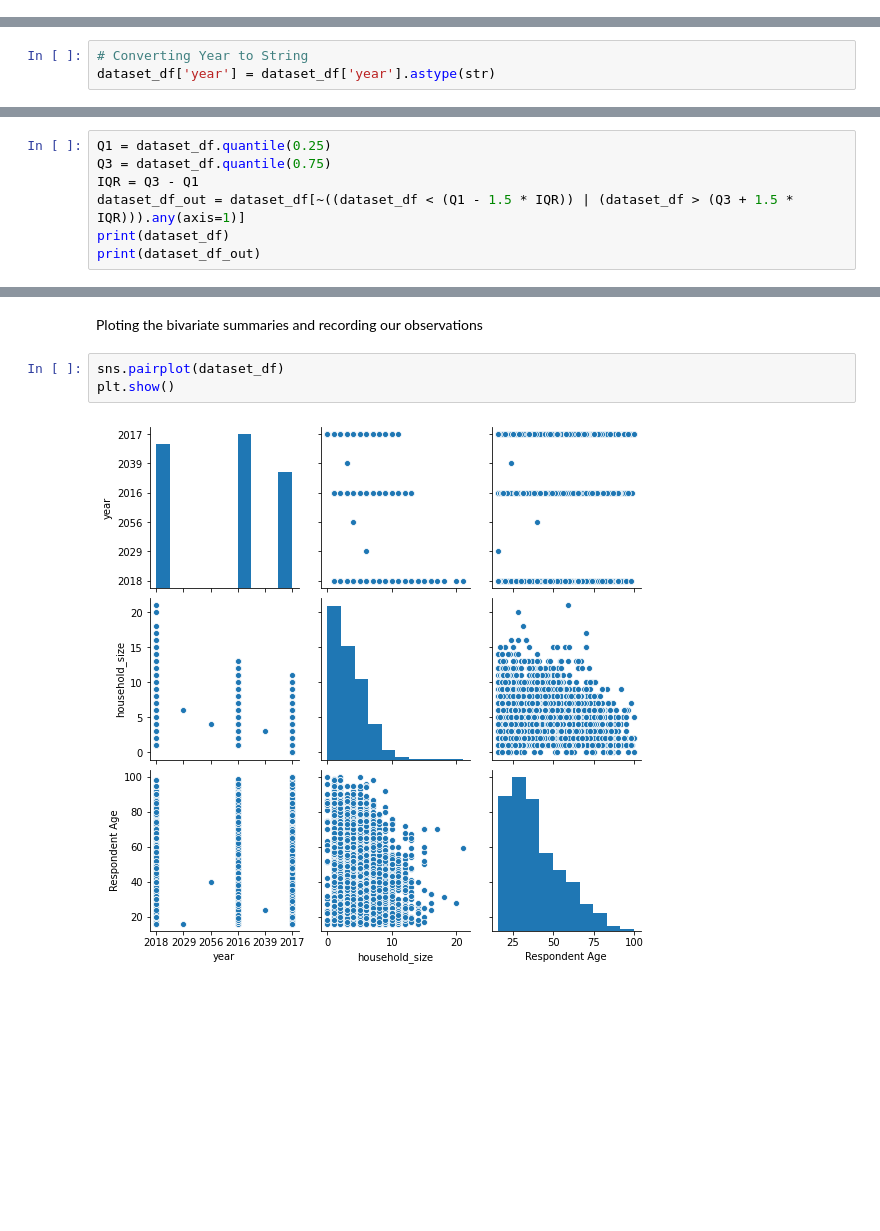
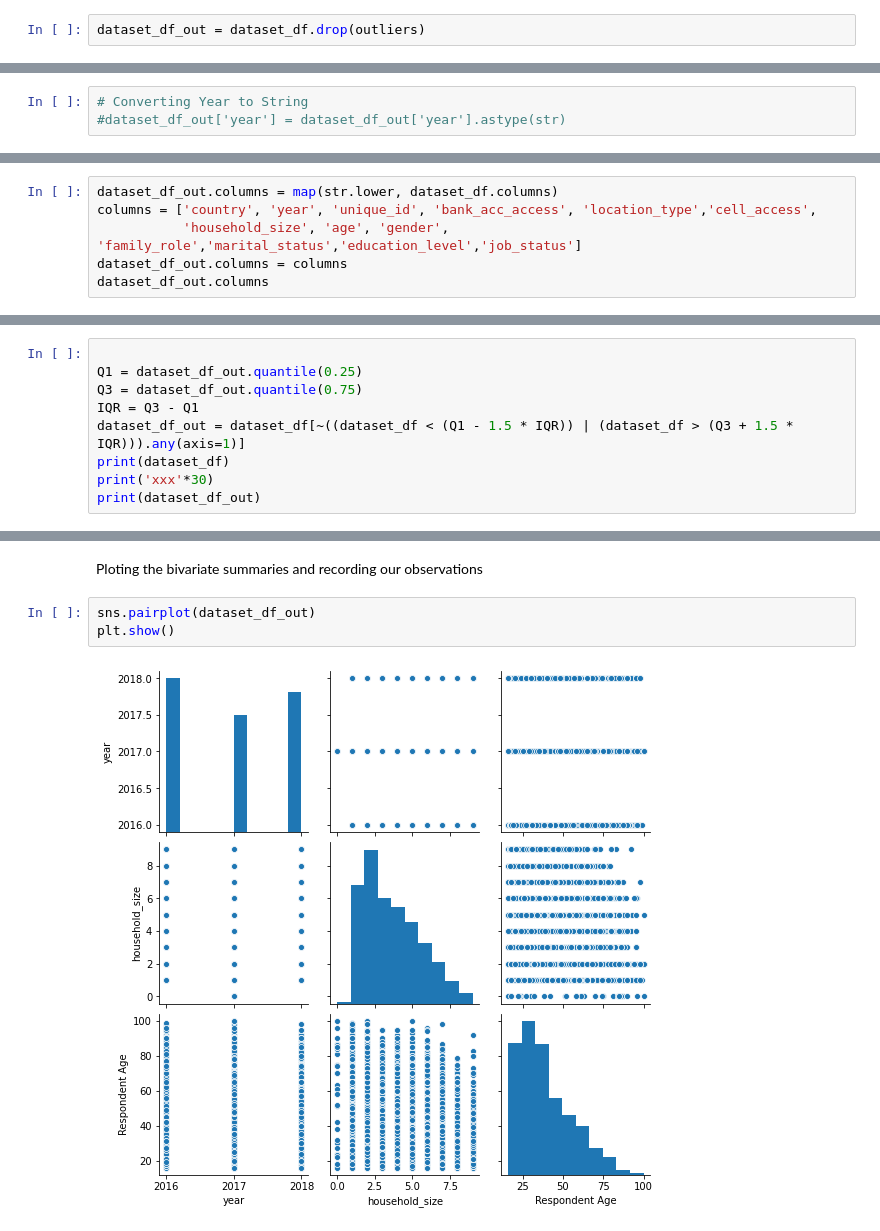
Before and after one commit to Askoye/Financial-Inclusion-Project, a Jupyter notebook: Python_Notebook_Solution_Moringa_Data_Science_Core_W2_Ted_Askoye_Independent_Project_2020_06.ipynb, the cells around one changed output, grey strips where cells are left out. Drawn from its saved outputs; the diff is of its cells as text; blank space fills up the shorter version.

```diff
--- a/Python_Notebook_Solution_Moringa_Data_Science_Core_W2_Ted_Askoye_Independent_Project_2020_06.ipynb
+++ b/Python_Notebook_Solution_Moringa_Data_Science_Core_W2_Ted_Askoye_Independent_Project_2020_06.ipynb
@@ -68,0 +95,2 @@ xxxxxxxxxxxxxxxxxxxxxxxxxxxxxxxxxxxxxxxxxxxxxxxxxxxxxxxxxxxxxxxxxxxxxxxxxxxxxxxx
+# %%
+dataset_df_out = dataset_df.drop(outliers)
@@ -69,3 +107,3 @@ xxxxxxxxxxxxxxxxxxxxxxxxxxxxxxxxxxxxxxxxxxxxxxxxxxxxxxxxxxxxxxxxxxxxxxxxxxxxxxxx
 # %%
 # Converting Year to String
-dataset_df['year'] = dataset_df['year'].astype(str)
+#dataset_df_out['year'] = dataset_df_out['year'].astype(str)
@@ -71,0 +112,6 @@ dataset_df['year'] = dataset_df['year'].astype(str)
+# %%
+dataset_df_out.columns = map(str.lower, dataset_df.columns)
+columns = ['country', 'year', 'unique_id', 'bank_acc_access', 'location_type','cell_access',
+           'household_size', 'age', 'gender', 'family_role','marital_status','education_level','job_status']
+dataset_df_out.columns = columns
+dataset_df_out.columns
@@ -174,11 +225,13 @@ We will not deal with the missing values of data as they represent information t
 # %% [markdown]
 More data cleaning procedures
 # %%
-Q1 = dataset_df.quantile(0.25)
-Q3 = dataset_df.quantile(0.75)
+
+Q1 = dataset_df_out.quantile(0.25)
+Q3 = dataset_df_out.quantile(0.75)
 IQR = Q3 - Q1
 dataset_df_out = dataset_df[~((dataset_df < (Q1 - 1.5 * IQR)) | (dataset_df > (Q3 + 1.5 * IQR))).any(axis=1)]
 print(dataset_df)
+print('xxx'*30)
 print(dataset_df_out)
 # %% [output]
       country  year  ...              Level of Educuation                Type of Job
@@ -229,7 +282,7 @@ max         21.000000      100.000000
 # %% [markdown]
 Ploting the bivariate summaries and recording our observations
 # %%
-sns.pairplot(dataset_df)
+sns.pairplot(dataset_df_out)
 plt.show()
 # %% [output]
-[figure, old version]
+[figure, new version]
```
Also changed, not shown: parts of 18 cells of this notebook.
